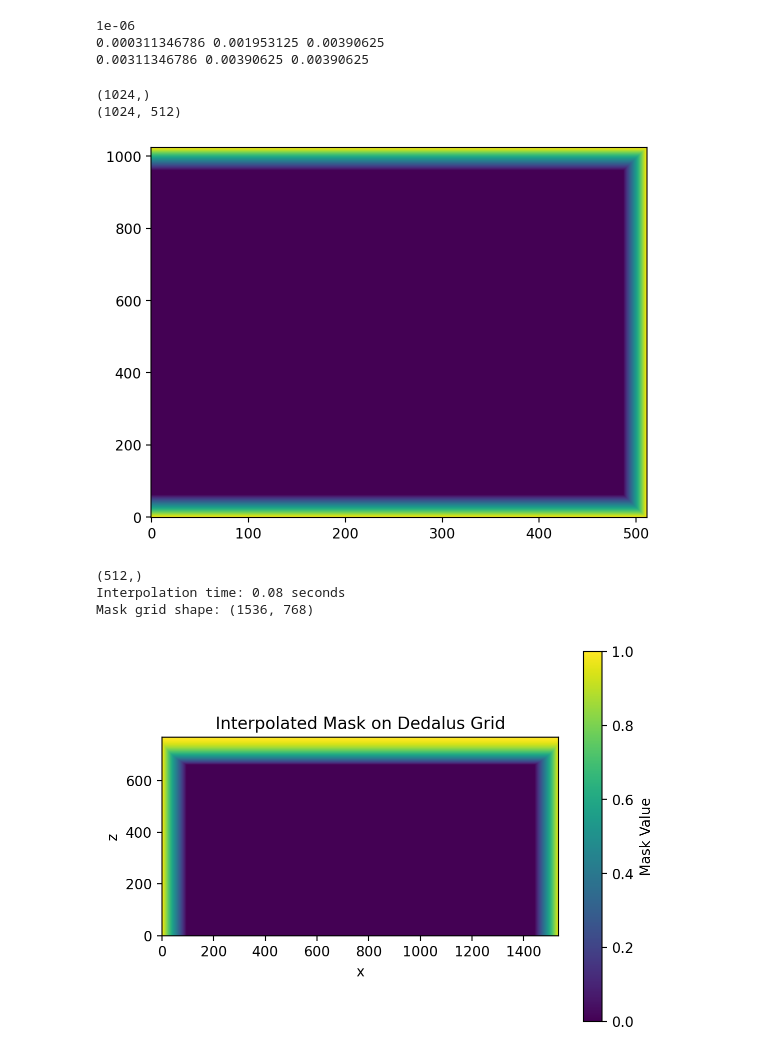
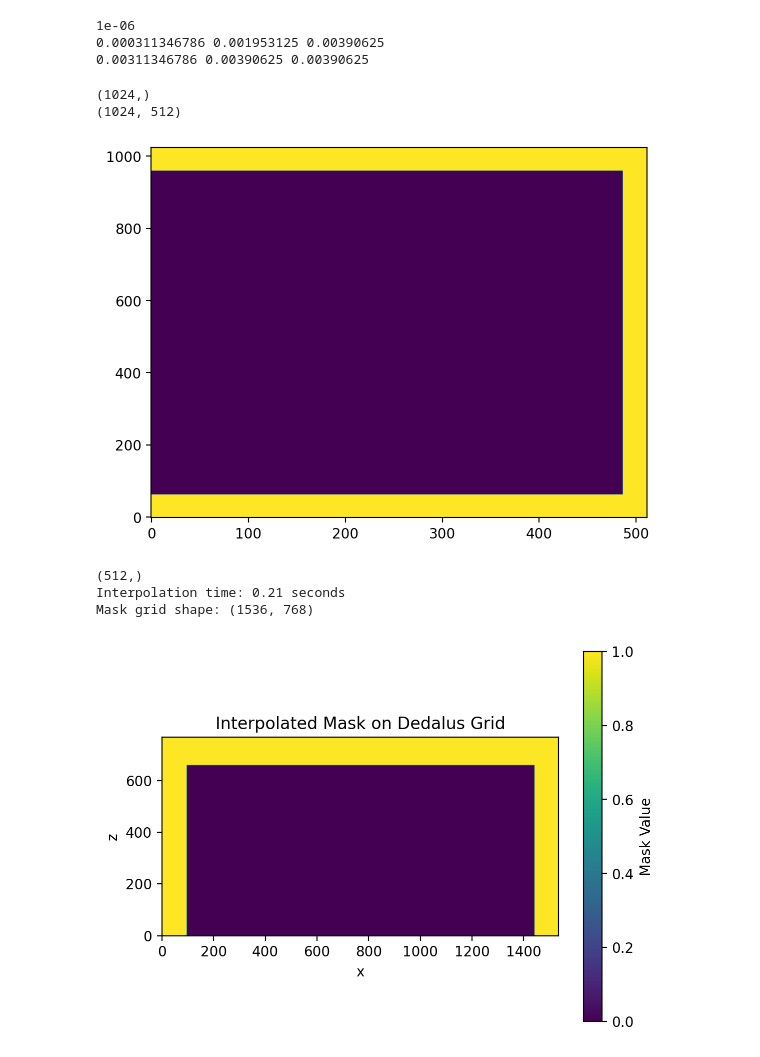
Before and after one commit to bz226/Research-Dedalus, a Jupyter notebook: 2d-AR=64/Sponge.ipynb, the cells around one changed output. Saved outputs shown, nothing was run; the diff lists cells and outputs as text; code cells hidden in the pictures.

```diff
--- a/2d-AR=64/Sponge.ipynb
+++ b/2d-AR=64/Sponge.ipynb
@@ -67,16 +67,28 @@ newcell = np.zeros((Nx,Nz),dtype=int)
 newcell = np.zeros((Nx, Nz))
 temp = np.zeros((Nx, Nz))
 
+# # For the left side: linear increase from x=0 to x=Nx//20
+# x_left = np.linspace(1, 0, Nx//16)
+# newcell[:Nx//16, :] = x_left[:, np.newaxis]
+
+# # For the right side: linear increase from x=Nx-Nx//20 to x=Nx
+# x_right = np.linspace(0, 1, Nx//16)
+# newcell[Nx-Nx//16:, :] = x_right[:, np.newaxis]
+
+# # For the top: linear increase from z=Nz-Nz//20 to z=Nz
+# z_top = np.linspace(0, 1, Nz//20)
+# temp[:, Nz-Nz//20:] = z_top[np.newaxis, :]
+
 # For the left side: linear increase from x=0 to x=Nx//20
-x_left = np.linspace(1, 0, Nx//16)
+x_left = np.ones(Nx//16)
 newcell[:Nx//16, :] = x_left[:, np.newaxis]
 
 # For the right side: linear increase from x=Nx-Nx//20 to x=Nx
-x_right = np.linspace(0, 1, Nx//16)
+x_right = np.ones(Nx//16)
 newcell[Nx-Nx//16:, :] = x_right[:, np.newaxis]
 
 # For the top: linear increase from z=Nz-Nz//20 to z=Nz
-z_top = np.linspace(0, 1, Nz//20)
+z_top = np.ones(Nz//20)
 temp[:, Nz-Nz//20:] = z_top[np.newaxis, :]
 
 newcell=np.maximum(newcell,temp)
@@ -140,38 +152,38 @@ zg = dist.local_grid(zbasis, scale=dealias)
 interp_smooth = sci.RegularGridInterpolator((xl, zl), newcell,
                                             bounds_error=True, fill_value=1)
 start_time = time.time()
 # print("111",distance_func((zg[:,None],xg[None,:])).shape)
 # Vectorized interpolation
 X, Z = np.meshgrid(xg[:, 0], zg[0, :], indexing='ij')
 mask_grid['g'] = interp_smooth((xg[None,:],zg[:,None]))
 # mask_grid['g'] = interp_smooth((zg, xg))
 # mask_grid['g'] = mask(newdistance/δ)
 
 end_time = time.time()
 
 print(f"Interpolation time: {end_time - start_time:.2f} seconds")
 print(f"Mask grid shape: {mask_grid['g'].shape}")
 
 xplt,zplt=np.meshgrid(xg[:,0],zg[0,:])
 plt.imshow(mask_grid['g'].T,origin='lower')
 # plt.pcolormesh(xg,zg, mask_grid['g'].T, shading='nearest')
 plt.colorbar(label='Mask Value')
 plt.title('Interpolated Mask on Dedalus Grid')
 plt.xlabel('x')
 plt.ylabel('z')
 plt.show()
 
 # plt.plot(xg[:,0],mask_grid['g'][:,80])
 # plt.ylim(0, 1)
 # plt.show()
 # %% [output]
 (1024,)
 (1024, 512)
-[figure, old version]
+[figure, new version]
 (512,)
-Interpolation time: 0.08 seconds
+Interpolation time: 0.21 seconds
 Mask grid shape: (1536, 768)
-[figure, old version]
+[figure, new version]
 # %%
 import h5py
 
```
Also changed, not shown: 4 other files.
